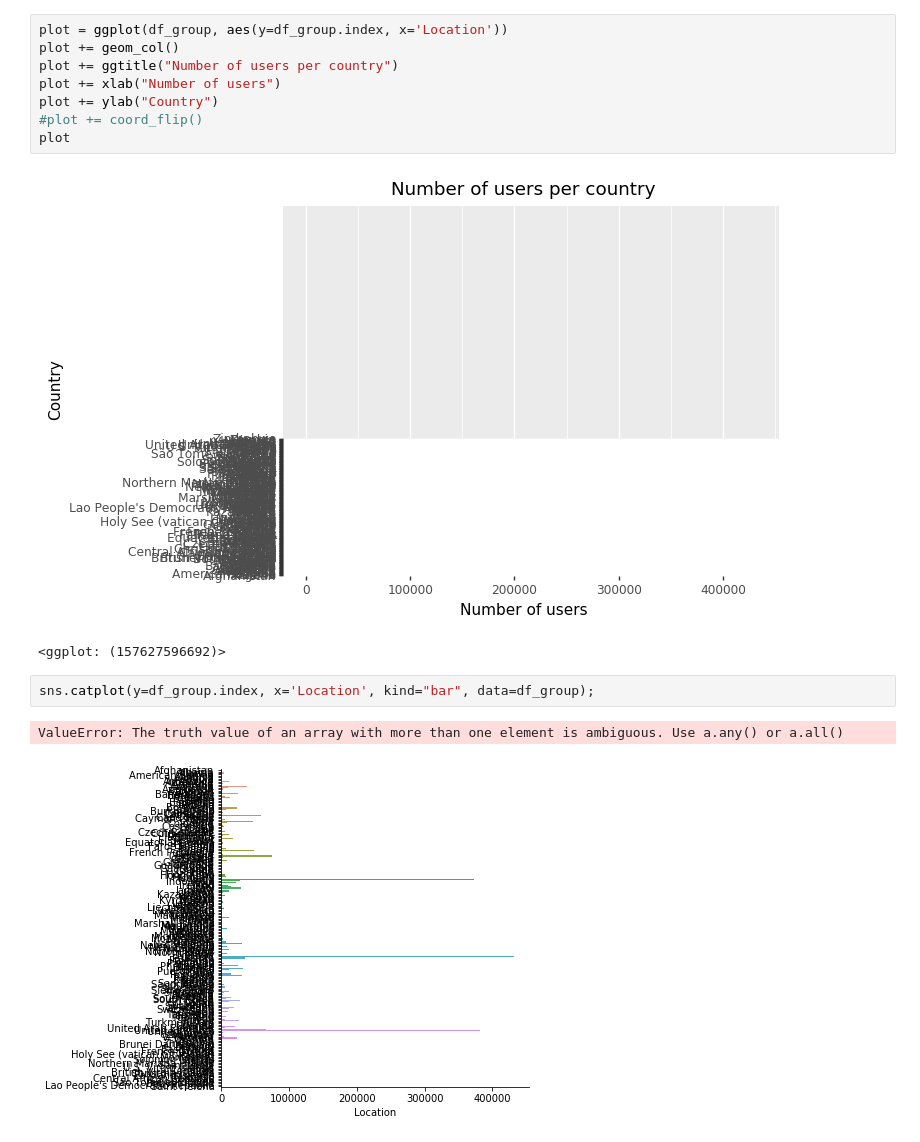
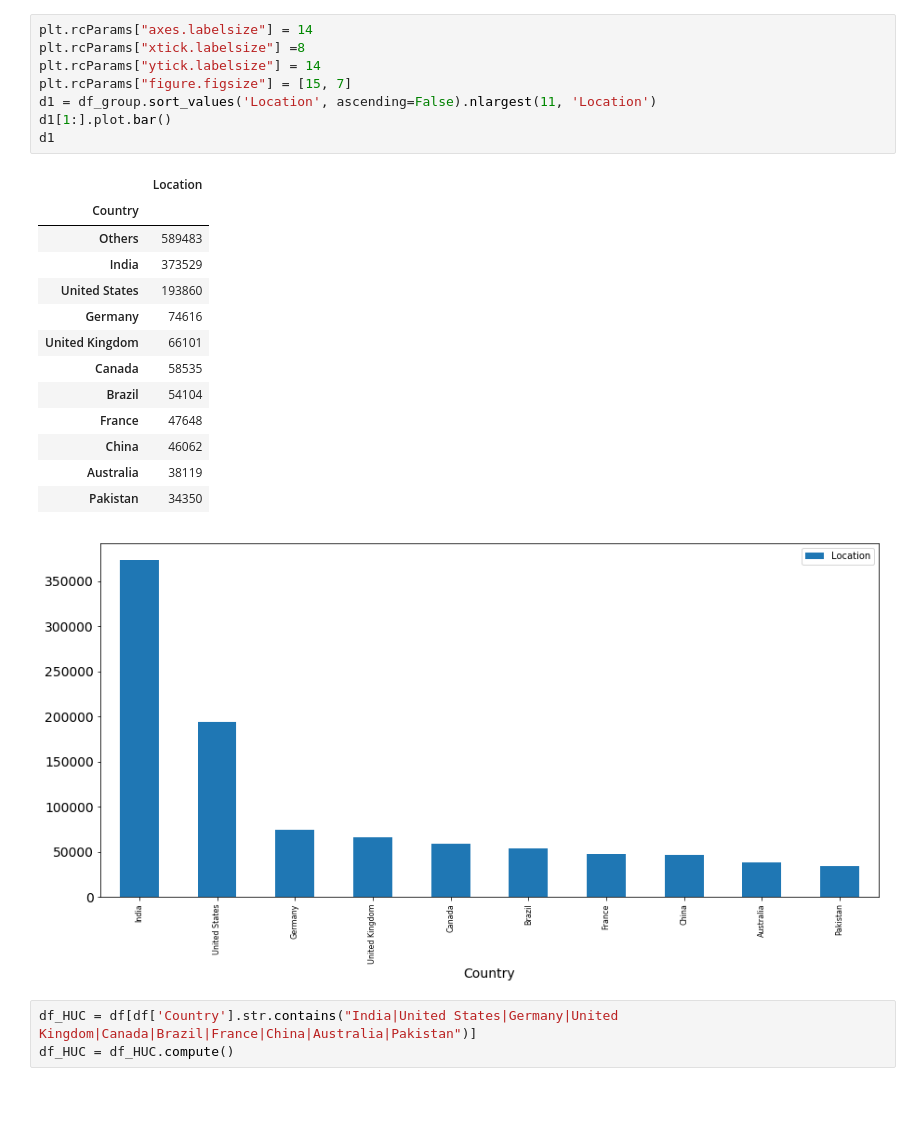
Before and after one commit to schmitzlucien/bigdata-stackoverflow, a Jupyter notebook: Project_dask_plot_location.ipynb, the cells around one changed output. Drawn from its saved outputs; the diff is of its cells as text; blank space fills up the shorter version.

```diff
--- a/Project_dask_plot_location.ipynb
+++ b/Project_dask_plot_location.ipynb
@@ -75,19 +71,29 @@ df_group
 | Bouvet Island | 1 |
 | Lao People's Democratic Republic | 1 |
 | Saint Helena | 1 |
-# %%
-plot = ggplot(df_group, aes(y=df_group.index, x='Location'))
-plot += geom_col()
-plot += ggtitle("Number of users per country")
-plot += xlab("Number of users")
-plot += ylab("Country")
-#plot += coord_flip()
-plot
-# %% [output]
-[figure, removed]
-<ggplot: (157627596692)>
-# %%
-sns.catplot(y=df_group.index, x='Location', kind="bar", data=df_group);
-# %% [output]
-ValueError: The truth value of an array with more than one element is ambiguous. Use a.any() or a.all()
-[figure, removed]
+# %%
+plt.rcParams["axes.labelsize"] = 14
+plt.rcParams["xtick.labelsize"] =8
+plt.rcParams["ytick.labelsize"] = 14
+plt.rcParams["figure.figsize"] = [15, 7]
+d1 = df_group.sort_values('Location', ascending=False).nlargest(11, 'Location')
+d1[1:].plot.bar()
+d1
+# %% [output]
+|  | Location |
+| Country |  |
+| Others | 589483 |
+| India | 373529 |
+| United States | 193860 |
+| Germany | 74616 |
+| United Kingdom | 66101 |
+| Canada | 58535 |
+| Brazil | 54104 |
+| France | 47648 |
+| China | 46062 |
+| Australia | 38119 |
+| Pakistan | 34350 |
+[figure, added]
+# %%
+df_HUC = df[df['Country'].str.contains("India|United States|Germany|United Kingdom|Canada|Brazil|France|China|Australia|Pakistan")]
+df_HUC = df_HUC.compute()
```
Also changed, not shown: parts of 15 cells of this notebook.
